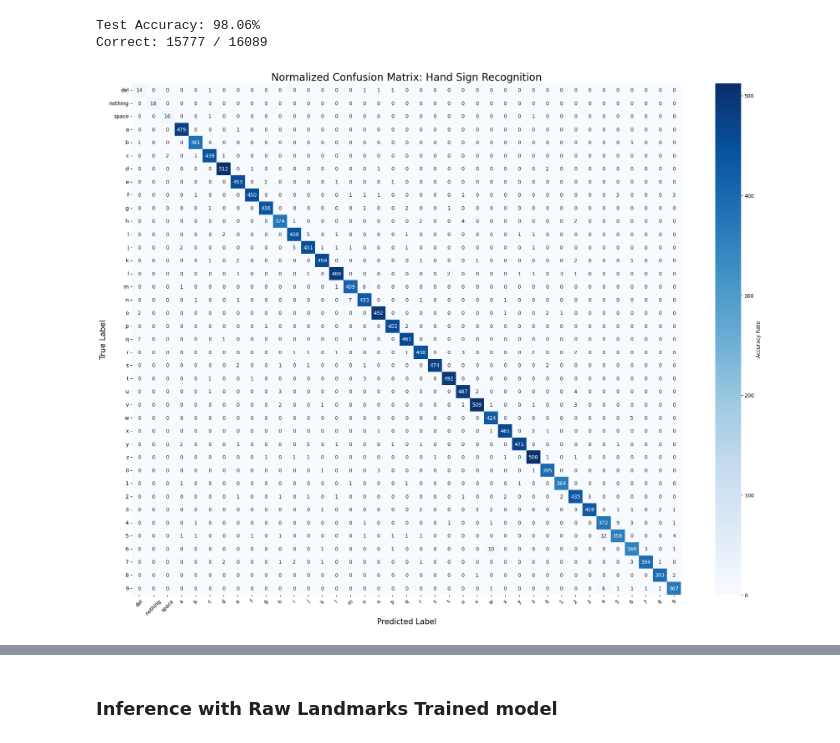
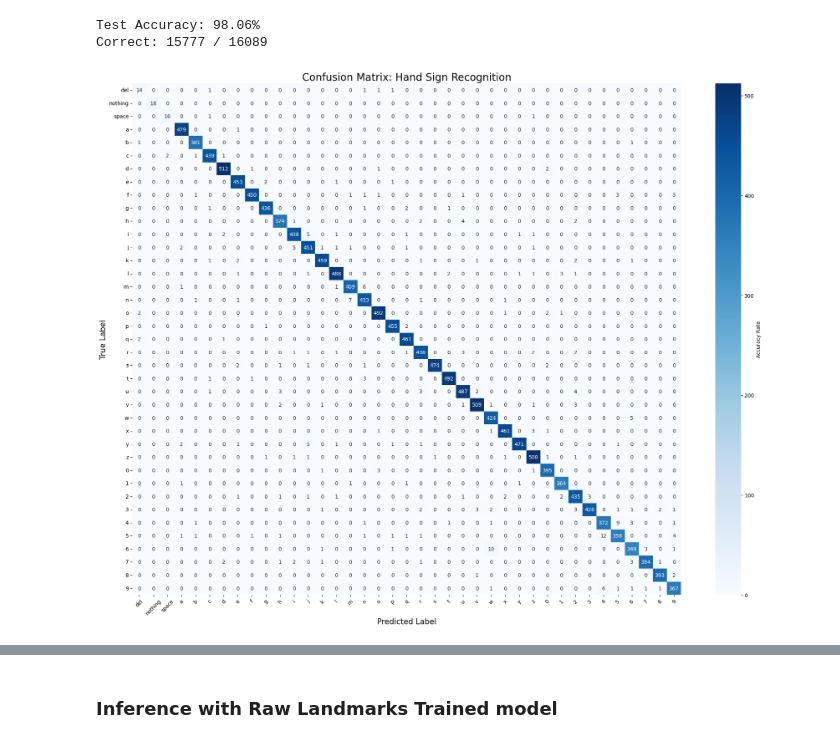
Before and after one commit to Zz1rg/LandmarkTransformerForHandSignDetection, a Jupyter notebook: notebooks/model_experiment_another_data.ipynb, the cells around one changed output, grey strips where cells are left out. Cells and saved outputs as stored; diff of their text form; code cells hidden in the pictures.

Commit message:
Plot more distributions and results from different params

```diff
--- a/notebooks/model_experiment_another_data.ipynb
+++ b/notebooks/model_experiment_another_data.ipynb
@@ -772,6 +889,13 @@ plot_accuracy(history_raw, save_path='../results/transformer_acc_raw.png')
 model = HandLandmarkTransformer(num_classes=config['num_classes'])
 model.load_state_dict(torch.load(checkpoint_path_norm))
 model.to(device)
+normalized_landmarks_trainer = TransformerTrainer(
+    model=model,
+    device=device,
+    learning_rate=config['learning_rate'],
+    weights_tensor=weights_tensor,
+    landmark_type='normalized'
+)
 loss, predictions, true_values, accuracy = normalized_landmarks_trainer.evaluate(test_loader)
 # %% [output]
 Validation Accuracy: 0.9806
@@ -803,32 +927,32 @@ def plot_styled_confusion_matrix(true_values, predictions, label_map, save_path=
     # 2. Get the list of names in the correct order
     # label_map keys are usually '0', '1', ... 'A', 'B', ... 'space'
     class_names = list(label_map.keys())
 
     # 3. Compute normalized confusion matrix
     # 'true' normalization shows the % of correct hits per class
     cm = confusion_matrix(true_values, pred_indices)
 
     # 4. Plotting
     plt.figure(figsize=(24, 18)) # Big enough for 39 classes
     sns.heatmap(
         cm,
         annot=True, # Set to True if you want the numbers, but it's messy with 39 classes
         fmt='d',
         cmap='Blues', # Or 'Purples' to match your reference
         xticklabels=class_names,
         yticklabels=class_names,
         cbar_kws={'label': 'Accuracy Rate'}
     )
 
-    plt.title('Normalized Confusion Matrix: Hand Sign Recognition', fontsize=20)
+    plt.title('Confusion Matrix: Hand Sign Recognition', fontsize=20)
     plt.xlabel('Predicted Label', fontsize=15)
     plt.ylabel('True Label', fontsize=15)
     plt.xticks(rotation=45)
     if save_path:
         plt.savefig(save_path, bbox_inches='tight')
     plt.show()
 
 # Call the function
 plot_styled_confusion_matrix(true_values, predictions, label_map, save_path='../results/transformer_norm_confusion_matrix.png')
 # %% [output]
-[figure, old version]
+[figure, new version]
```
Also changed, not shown: parts of 14 cells of this notebook, 12 other files.
